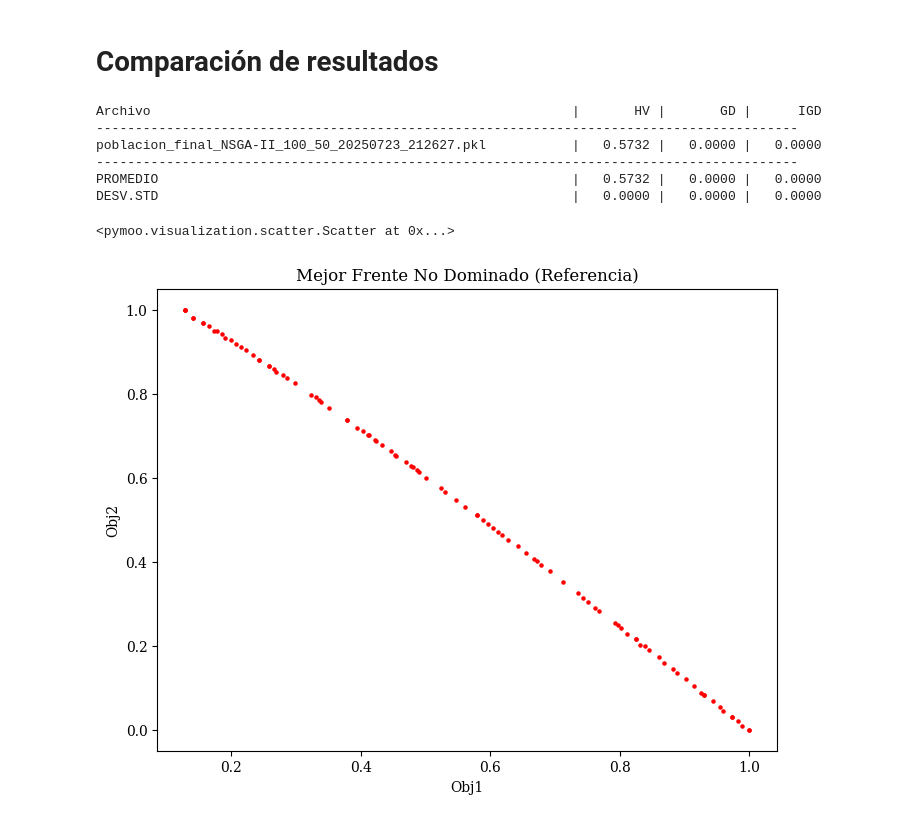
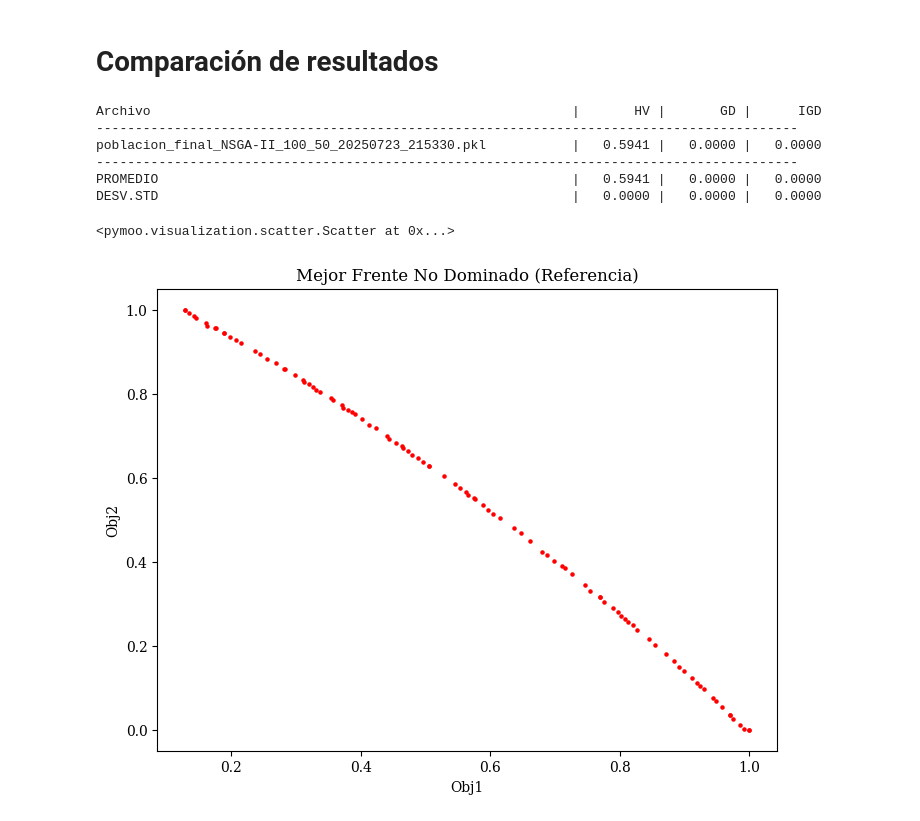
Before and after one commit to jg2kpy/tfg-test3, a Jupyter notebook: src/HP-MOEA/comparacion_resultados/Comparacion_resultados.ipynb, the cells around one changed output. Cells and saved outputs as stored; diff of their text form; code cells hidden in the pictures.

Commit message:
Modificacion con afinidad entre user-item en el objetivo de novelty

```diff
--- a/src/HP-MOEA/comparacion_resultados/Comparacion_resultados.ipynb
+++ b/src/HP-MOEA/comparacion_resultados/Comparacion_resultados.ipynb
@@ -11,7 +11,7 @@ from pymoo.util.nds.non_dominated_sorting import NonDominatedSorting
 from pymoo.visualization.scatter import Scatter
 
 # --- Configuración ---
-DIRECTORIO = "./original"  # directorio actual
+DIRECTORIO = "./modificacion1"  # directorio actual
 EXTENSION = ".pkl"
 
 # Leer todos los archivos .pkl del directorio
@@ -42,33 +42,33 @@ print("-" * 90)
 hv_vals = []
 gd_vals = []
 igd_vals = []
 
 for nombre, fitness in fitness_dict.items():
     hv = Hypervolume(ref_point=ref_point).do(fitness)
     gd = GD(frontera_referencia).do(fitness)
     igd = IGD(frontera_referencia).do(fitness)
 
     hv_vals.append(hv)
     gd_vals.append(gd)
     igd_vals.append(igd)
 
     print(f"{nombre:<60} | {hv:8.4f} | {gd:8.4f} | {igd:8.4f}")
 
 # --- Resultados estadísticos ---
 print("-" * 90)
 print(f"{'PROMEDIO':<60} | {np.mean(hv_vals):8.4f} | {np.mean(gd_vals):8.4f} | {np.mean(igd_vals):8.4f}")
 print(f"{'DESV.STD':<60} | {np.std(hv_vals):8.4f} | {np.std(gd_vals):8.4f} | {np.std(igd_vals):8.4f}")
 
 # --- Gráfico del mejor frente no dominado ---
 plot = Scatter(title="Mejor Frente No Dominado (Referencia)", labels=["Obj1", "Obj2"], s=5)
 plot.add(frontera_referencia * -1, label="Mejor frente no dominado", color="red", marker='o', s=5)
 plot.show()
 # %% [output]
 Archivo                                                      |       HV |       GD |      IGD
 ------------------------------------------------------------------------------------------
-poblacion_final_NSGA-II_100_50_20250723_212627.pkl           |   0.5732 |   0.0000 |   0.0000
+poblacion_final_NSGA-II_100_50_20250723_215330.pkl           |   0.5941 |   0.0000 |   0.0000
 ------------------------------------------------------------------------------------------
-PROMEDIO                                                     |   0.5732 |   0.0000 |   0.0000
+PROMEDIO                                                     |   0.5941 |   0.0000 |   0.0000
 DESV.STD                                                     |   0.0000 |   0.0000 |   0.0000
 <pymoo.visualization.scatter.Scatter at 0x...>
-[figure, old version]
+[figure, new version]
```
Also changed, not shown: 3 other files.
